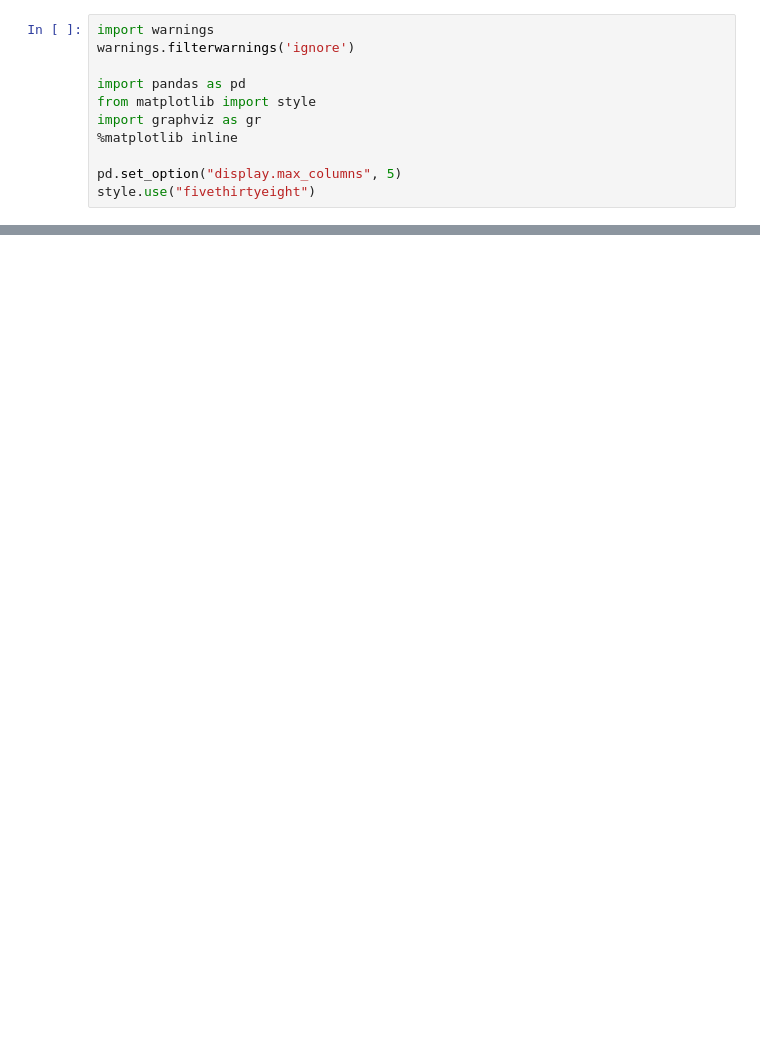
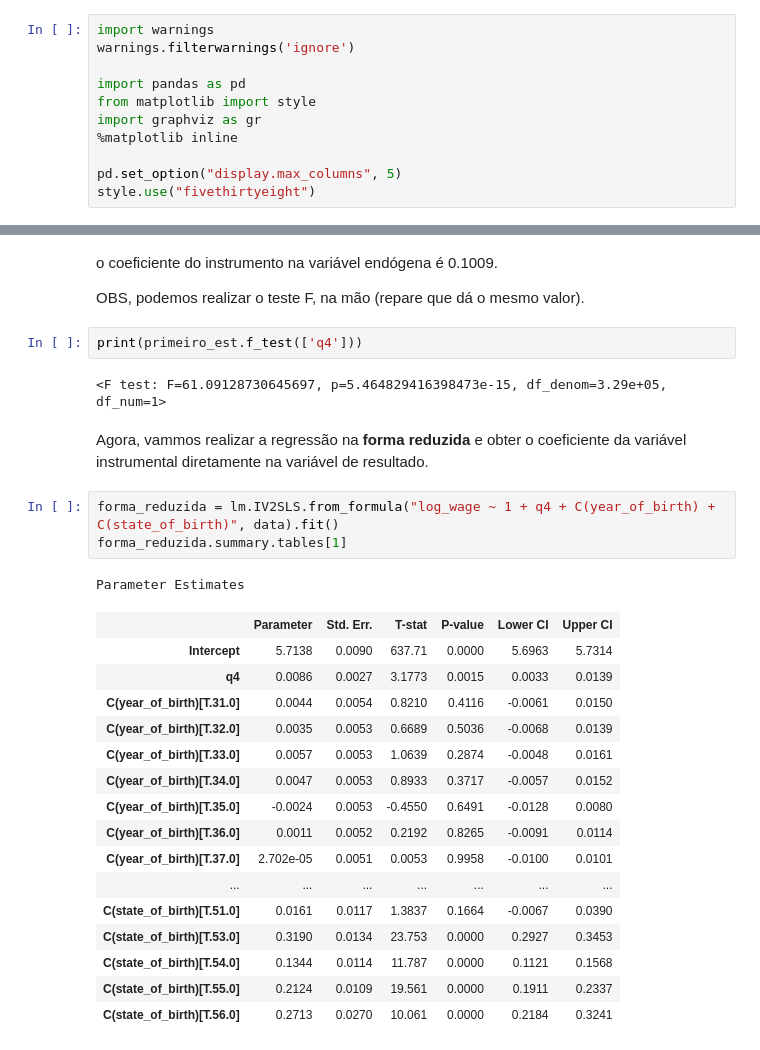
Before and after one commit to Daniel-Uhr/Microeconometrics_Notes, a Jupyter notebook: 03-LATE.ipynb, the cells around one changed output, grey strips where cells are left out. Saved outputs shown, nothing was run; the diff lists cells and outputs as text; blank space fills up the shorter version.

```diff
--- a/03-LATE.ipynb
+++ b/03-LATE.ipynb
@@ -396,0 +593,31 @@
+# %% [markdown]
+o coeficiente do instrumento na variável endógena é 0.1009.
+
+OBS, podemos realizar o teste F, na mão (repare que dá o mesmo valor).
+# %%
+print(primeiro_est.f_test(['q4']))
+# %% [output]
+<F test: F=61.09128730645697, p=5.464829416398473e-15, df_denom=3.29e+05, df_num=1>
+# %% [markdown]
+Agora, vammos realizar a regressão na **forma reduzida** e obter o coeficiente da variável instrumental diretamente na variável de resultado.
+# %%
+forma_reduzida = lm.IV2SLS.from_formula("log_wage ~ 1 + q4 + C(year_of_birth) + C(state_of_birth)", data).fit()
+forma_reduzida.summary.tables[1]
+# %% [output]
+Parameter Estimates
+|  | Parameter | Std. Err. | T-stat | P-value | Lower CI | Upper CI |
+| Intercept | 5.7138 | 0.0090 | 637.71 | 0.0000 | 5.6963 | 5.7314 |
+| q4 | 0.0086 | 0.0027 | 3.1773 | 0.0015 | 0.0033 | 0.0139 |
+| C(year_of_birth)[T.31.0] | 0.0044 | 0.0054 | 0.8210 | 0.4116 | -0.0061 | 0.0150 |
+| C(year_of_birth)[T.32.0] | 0.0035 | 0.0053 | 0.6689 | 0.5036 | -0.0068 | 0.0139 |
+| C(year_of_birth)[T.33.0] | 0.0057 | 0.0053 | 1.0639 | 0.2874 | -0.0048 | 0.0161 |
+| C(year_of_birth)[T.34.0] | 0.0047 | 0.0053 | 0.8933 | 0.3717 | -0.0057 | 0.0152 |
+| C(year_of_birth)[T.35.0] | -0.0024 | 0.0053 | -0.4550 | 0.6491 | -0.0128 | 0.0080 |
+| C(year_of_birth)[T.36.0] | 0.0011 | 0.0052 | 0.2192 | 0.8265 | -0.0091 | 0.0114 |
+| C(year_of_birth)[T.37.0] | 2.702e-05 | 0.0051 | 0.0053 | 0.9958 | -0.0100 | 0.0101 |
+| ... | ... | ... | ... | ... | ... | ... |
+| C(state_of_birth)[T.51.0] | 0.0161 | 0.0117 | 1.3837 | 0.1664 | -0.0067 | 0.0390 |
+| C(state_of_birth)[T.53.0] | 0.3190 | 0.0134 | 23.753 | 0.0000 | 0.2927 | 0.3453 |
+| C(state_of_birth)[T.54.0] | 0.1344 | 0.0114 | 11.787 | 0.0000 | 0.1121 | 0.1568 |
+| C(state_of_birth)[T.55.0] | 0.2124 | 0.0109 | 19.561 | 0.0000 | 0.1911 | 0.2337 |
+| C(state_of_birth)[T.56.0] | 0.2713 | 0.0270 | 10.061 | 0.0000 | 0.2184 | 0.3241 |
```
Also changed, not shown: parts of 77 cells of this notebook.
